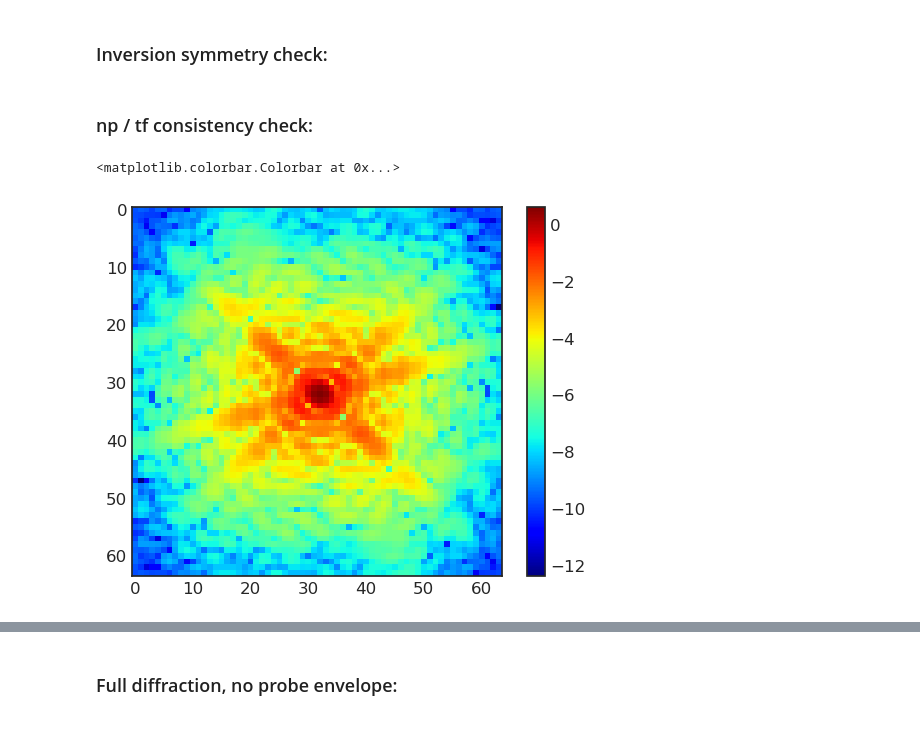
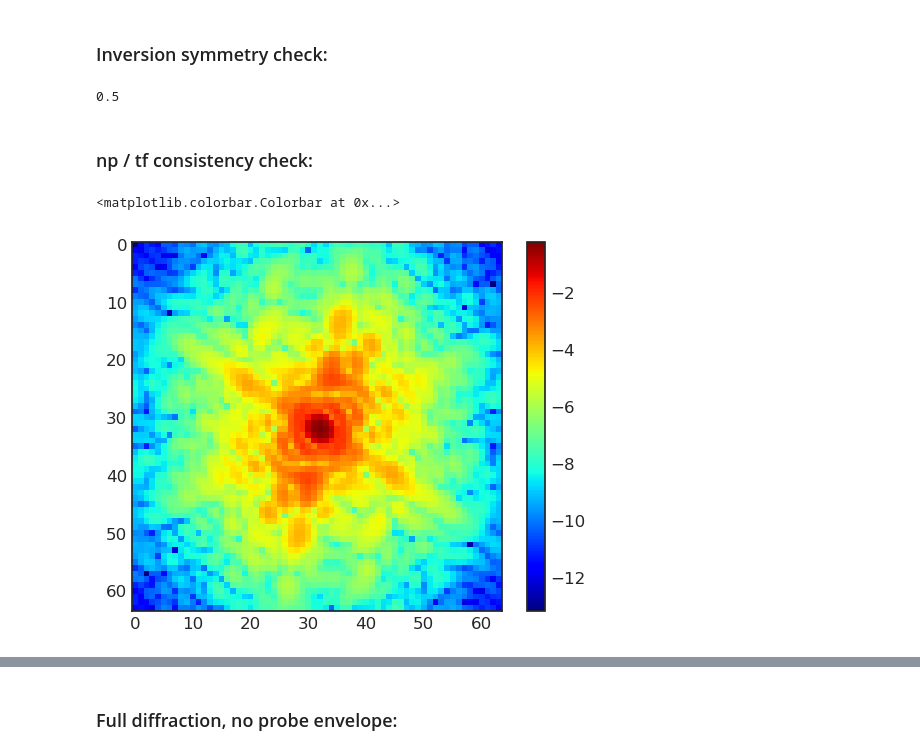
Before and after one commit to hoidn/PtychoPINN, a Jupyter notebook: tf_ptycho_autoencoder.ipynb, the cells around one changed output, grey strips where cells are left out. Drawn from its saved outputs; the diff is of its cells as text; code cells hidden in the pictures.

```diff
--- a/tf_ptycho_autoencoder.ipynb
+++ b/tf_ptycho_autoencoder.ipynb
@@ -19,4 +19,12 @@ and Super-Resolution
 import os
 import tf_helper as hh
 import fourier as f
+
+import tensorflow_probability as tfp
+
+
+tfk = hh.tf.keras
+tfkl = hh.tf.keras.layers
+tfpl = tfp.layers
+tfd = tfp.distributions
 # %% [output]
@@ -243,0 +284,12 @@ def preprocess(Y_I_train, Y_phi_train, Y_I_test, Y_phi_test):
+# %%
+Y_phi_train = np.zeros_like(Y_I_train)
+Y_phi_test = np.zeros_like(Y_I_test)
+
+# tmp = np.linspace(-np.pi, np.pi, N) / 10
+tmp = np.linspace(-1, 1., N)
+
+Y_phi_train[:] = ((tmp) * tmp[:, None] * np.pi / 2)[..., None]
+Y_phi_test[:] = ((tmp) * tmp[:, None] * np.pi / 2)[..., None]
+
+X_train, Y_I_train, Y_phi_train, X_test, Y_I_test, Y_phi_test, nt =\
+    preprocess(Y_I_train, Y_phi_train, Y_I_test, Y_phi_test)
@@ -257,12 +306,0 @@ Y_I_test = np.array([datasets.mk_lines_img() for _ in range(5000)])[:, :, :, :1]
-# %%
-Y_phi_train = np.zeros_like(Y_I_train)
-Y_phi_test = np.zeros_like(Y_I_test)
-
-tmp = np.linspace(-np.pi, np.pi, N) / 10
-tmp = np.linspace(-1, 1., N)
-
-Y_phi_train[:] = ((tmp) * tmp[:, None] * np.pi / 2)[..., None]
-Y_phi_test[:] = ((tmp) * tmp[:, None] * np.pi / 2)[..., None]
-
-X_train, Y_I_train, Y_phi_train, X_test, Y_I_test, Y_phi_test =\
-    preprocess(Y_I_train, Y_phi_train, Y_I_test, Y_phi_test)
@@ -283,5 +323,5 @@ np.linalg.norm(X_train[0]), np.linalg.norm(Y_I_train[0])
 # %%
 def normed_ff_np(arr):
-    return np.log(f.fftshift(np.absolute(f.fft2(np.array(Y_I_train[0, :, :, 0])))) / h)
+    return (f.fftshift(np.absolute(f.fft2(np.array(arr)))) / h)
 # %% [markdown]
 ### Inversion symmetry check:
@@ -290,13 +332,17 @@ assert (normed_ff_np(Y_I_train[0, :, :, 0]) == normed_ff_np(Y_I_train[0, ::-1, :
+# %%
+normed_ff_np(Y_I_train[0, :, :, 0]).sum() / normed_ff_np(2 * Y_I_train[0, :, :, 0]).sum()
+# %% [output]
+0.5
 # %% [markdown]
 ### np / tf consistency check:
 # %%
 i = 0
 # %%
-plt.imshow(normed_ff_np(Y_I_train[0, :, :, 0]), cmap = 'jet')
+plt.imshow(np.log(normed_ff_np(Y_I_train[0, :, :, 0])), cmap = 'jet')
 plt.colorbar()
 # %% [output]
 <matplotlib.colorbar.Colorbar at 0x...>
-[figure, old version]
+[figure, new version]
 # %%
 plt.imshow(np.log(X_train[0, :, :, 0]), cmap = 'jet')
 plt.colorbar()
```
Also changed, not shown: parts of 30 cells of this notebook.
